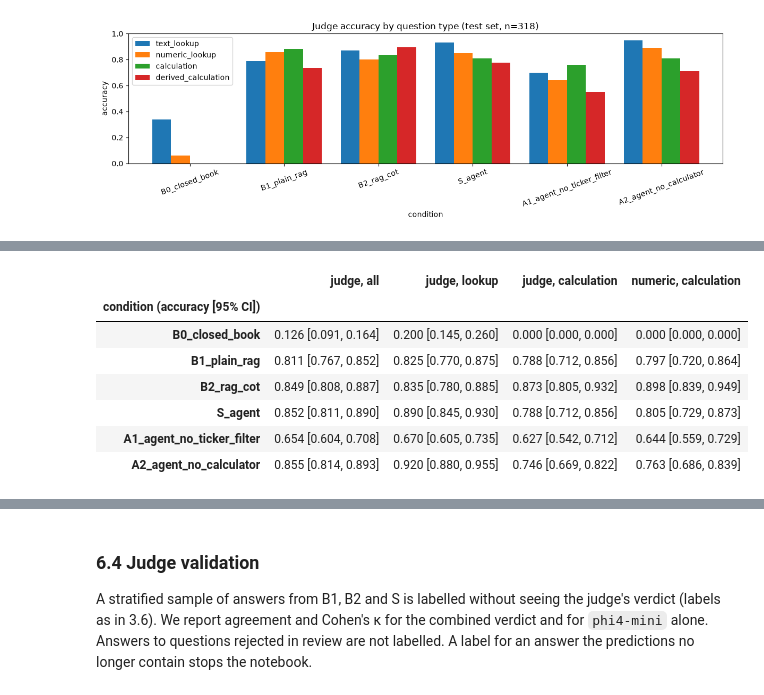
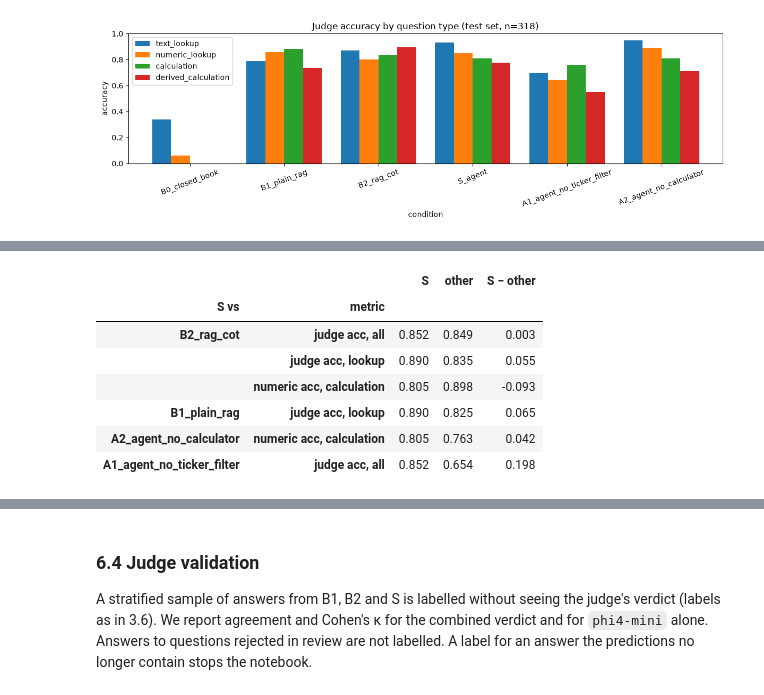
Before and after one commit to vyom-nikhra/p03_10k_analyst, a Jupyter notebook: P03_Financial_10K_Analyst.ipynb, the cells around one changed output, grey strips where cells are left out. Cells and saved outputs as stored; diff of their text form; code cells hidden in the pictures.

Commit message:
6.3: replace interval tables with a key-comparisons table; findings without intervals

```diff
--- a/P03_Financial_10K_Analyst.ipynb
+++ b/P03_Financial_10K_Analyst.ipynb
@@ -1643,68 +1643,38 @@ With a few hundred questions, a gap of a few points can be noise. Each accuracy
 # %%
-N_BOOT = 10_000
-boot_rng = np.random.default_rng(SEED)
+def accuracy(p, col, group):
+    if group != "all":
+        is_calc = p.qtype.isin(CALC_TYPES)
+        p = p[is_calc] if group == "calculation" else p[~is_calc]
+    return p[col].dropna().astype(float).mean()
 
 
-def in_group(p, group):
-    if group == "all":
-        return p
-    return p[p.qtype.isin(CALC_TYPES)] if group == "calculation" else p[~p.qtype.isin(CALC_TYPES)]
-
-
-def outcome(p, col):
-    s = p.set_index("qid")[col]
-    return s[s.notna()].astype(float)
-
-
-def boot_ci(x):
-    x = np.asarray(x, dtype=float)
-    means = x[boot_rng.integers(0, len(x), size=(N_BOOT, len(x)))].mean(axis=1)
-    return np.percentile(means, [2.5, 97.5])
-
-
-def fmt_ci(x):
-    lo, hi = boot_ci(x)
-    return f"{np.mean(x):.3f} [{lo:.3f}, {hi:.3f}]"
-
-
-METRICS = [("judge, all", "judge_ok", "all"), ("judge, lookup", "judge_ok", "lookup"),
-           ("judge, calculation", "judge_ok", "calculation"), ("numeric, calculation", "numeric_ok", "calculation")]
-ci_table = pd.DataFrame({name: {m: fmt_ci(outcome(in_group(p, g), col)) for m, col, g in METRICS}
-                         for name, p in scored.items()}).T
-ci_table.index.name = "condition (accuracy [95% CI])"
-display(ci_table)
-
-paired_rows = []
-for other in ("B2_rag_cot", "B1_plain_rag", "A2_agent_no_calculator", "A1_agent_no_ticker_filter"):
-    for m, col, g in METRICS:
-        both = pd.concat([outcome(in_group(scored["S_agent"], g), col).rename("S"),
-                          outcome(in_group(scored[other], g), col).rename("other")], axis=1, join="inner")
-        diff = both.S - both.other
-        lo, hi = boot_ci(diff)
-        s_only, other_only = int((diff > 0).sum()), int((diff < 0).sum())
-        paired_rows.append({"S vs": other, "metric": m, "n": len(both), "S − other": round(diff.mean(), 3),
-                            "95% CI": f"[{lo:.3f}, {hi:.3f}]", "only S right": s_only,
-                            "only other right": other_only})
-paired = pd.DataFrame(paired_rows).set_index(["S vs", "metric"])
-display(paired)
+COLS = {"judge acc": "judge_ok", "numeric acc": "numeric_ok"}
+COMPARISONS = [("B2_rag_cot", "judge acc", "all"), ("B2_rag_cot", "judge acc", "lookup"),
+               ("B2_rag_cot", "numeric acc", "calculation"), ("B1_plain_rag", "judge acc", "lookup"),
+               ("A2_agent_no_calculator", "numeric acc", "calculation"), ("A1_agent_no_ticker_filter", "judge acc", "all")]
+compare = pd.DataFrame([{"S vs": other, "metric": f"{m}, {g}", "S": accuracy(scored["S_agent"], COLS[m], g),
+                         "other": accuracy(scored[other], COLS[m], g)} for other, m, g in COMPARISONS])
+compare["S − other"] = compare.S - compare.other
+compare = compare.set_index(["S vs", "metric"])
+display(compare.round(3))
 
 r5 = retrieval_table.set_index(["retriever", "ticker filter"]).loc[("hybrid RRF + rerank", "on"), "R@5"]
-num_gap = paired.loc[("B2_rag_cot", "numeric, calculation"), "S − other"]
-look_gap = paired.loc[("B1_plain_rag", "judge, lookup"), "S − other"]
+num_gap = compare.loc[("B2_rag_cot", "numeric acc, calculation"), "S − other"]
+look_gap = compare.loc[("B1_plain_rag", "judge acc, lookup"), "S − other"]
 calc_use = results.loc["S_agent", "calculator used (calc)"]
 targets = pd.DataFrame([
     ("retrieval Recall@5 (hybrid + rerank, filter on)", "≥ 0.90", r5, r5 >= 0.90),
     ("numeric acc on calculation, S − B2", "≥ +0.15", num_gap, num_gap >= 0.15),
     ("judge acc on lookup, S − B1", "≥ −0.03", look_gap, look_gap >= -0.03),
     ("calculator used on calculation questions (S)", "≥ 0.90", calc_use, calc_use >= 0.90),
 ], columns=["target", "goal", "result", "met"]).set_index("target")
 display(targets.round(3))
 # %% [output]
-|  | judge, all | judge, lookup | judge, calculation | numeric, calculation |
-| condition (accuracy [95% CI]) |  |  |  |  |
-| B0_closed_book | 0.126 [0.091, 0.164] | 0.200 [0.145, 0.260] | 0.000 [0.000, 0.000] | 0.000 [0.000, 0.000] |
-| B1_plain_rag | 0.811 [0.767, 0.852] | 0.825 [0.770, 0.875] | 0.788 [0.712, 0.856] | 0.797 [0.720, 0.864] |
-| B2_rag_cot | 0.849 [0.808, 0.887] | 0.835 [0.780, 0.885] | 0.873 [0.805, 0.932] | 0.898 [0.839, 0.949] |
-| S_agent | 0.852 [0.811, 0.890] | 0.890 [0.845, 0.930] | 0.788 [0.712, 0.856] | 0.805 [0.729, 0.873] |
-| A1_agent_no_ticker_filter | 0.654 [0.604, 0.708] | 0.670 [0.605, 0.735] | 0.627 [0.542, 0.712] | 0.644 [0.559, 0.729] |
-| A2_agent_no_calculator | 0.855 [0.814, 0.893] | 0.920 [0.880, 0.955] | 0.746 [0.669, 0.822] | 0.763 [0.686, 0.839] |
+|  |  | S | other | S − other |
+| S vs | metric |  |  |  |
+| B2_rag_cot | judge acc, all | 0.852 | 0.849 | 0.003 |
+|  | judge acc, lookup | 0.890 | 0.835 | 0.055 |
+|  | numeric acc, calculation | 0.805 | 0.898 | -0.093 |
+| B1_plain_rag | judge acc, lookup | 0.890 | 0.825 | 0.065 |
+| A2_agent_no_calculator | numeric acc, calculation | 0.805 | 0.763 | 0.042 |
+| A1_agent_no_ticker_filter | judge acc, all | 0.852 | 0.654 | 0.198 |
```
Also changed, not shown: parts of 4 cells of this notebook, 1 other file.
